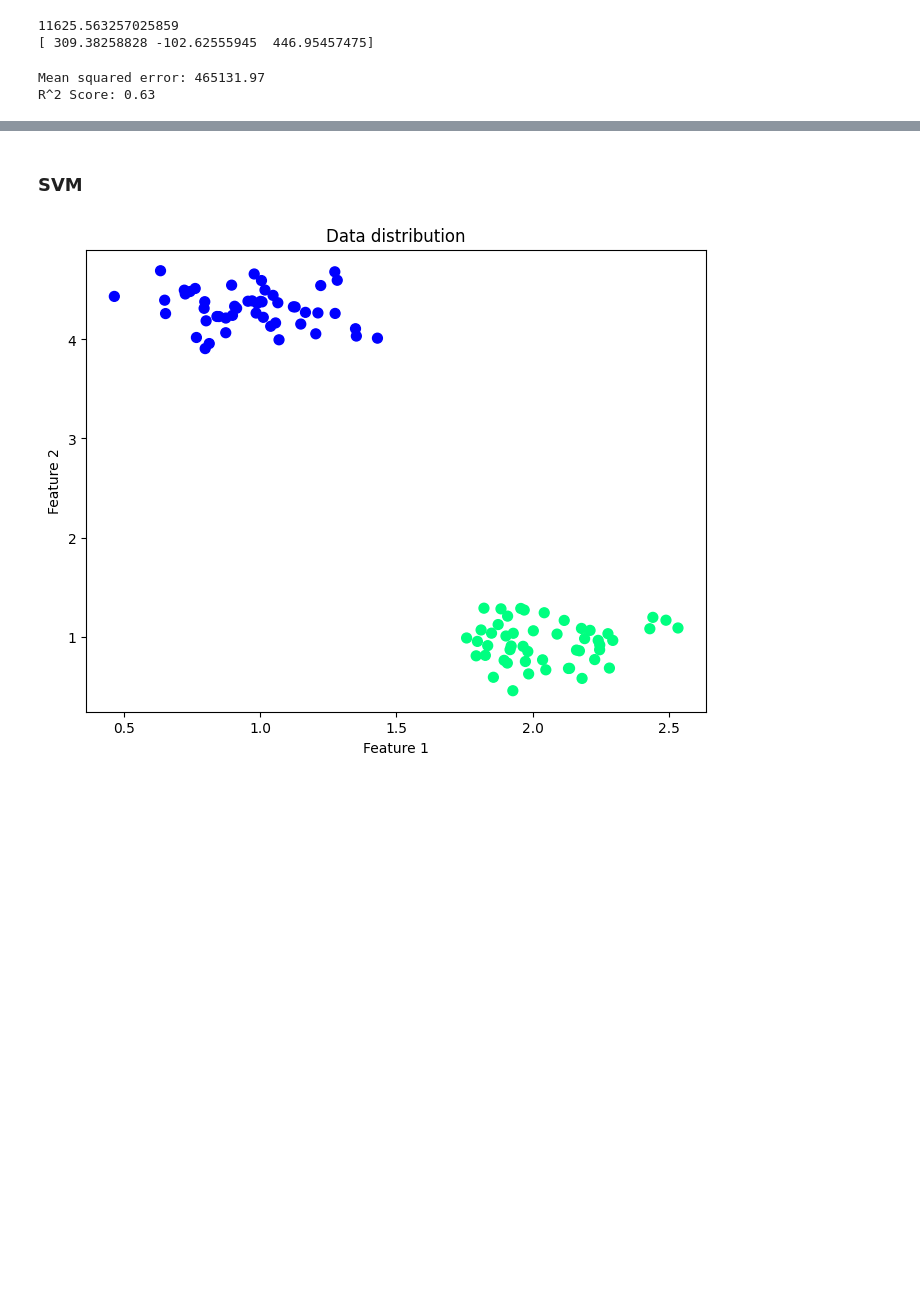
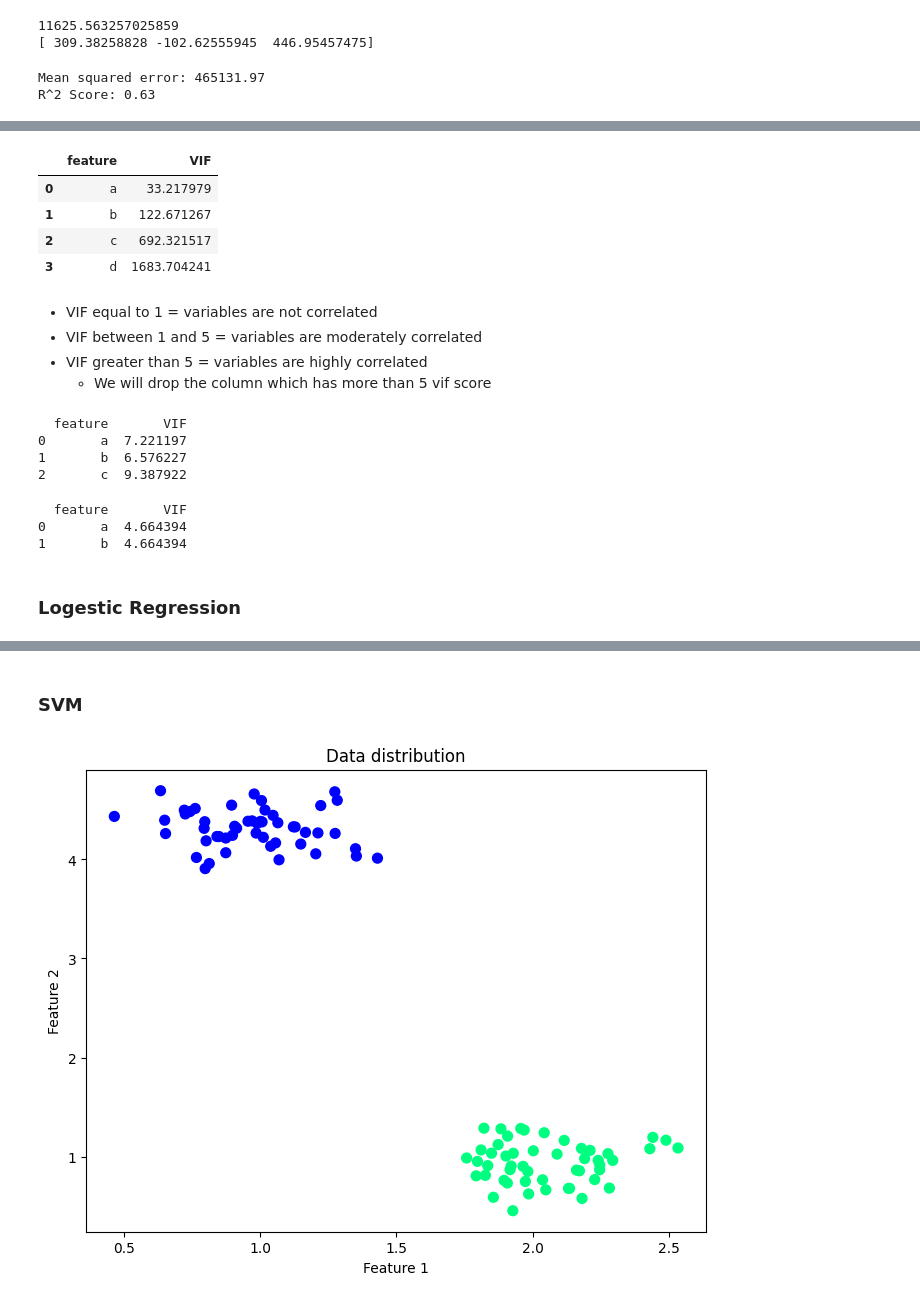
Before and after one commit to morancium/mining_repo, a Jupyter notebook: PracticeETE.ipynb, the cells around one changed output, grey strips where cells are left out. Drawn from its saved outputs; the diff is of its cells as text; code cells hidden in the pictures; blank space fills up the shorter version.

```diff
--- a/PracticeETE.ipynb
+++ b/PracticeETE.ipynb
@@ -76,0 +96,4 @@ R^2 Score: 0.63
+# %%
+#preparing the data
+X = Score.drop('Output', axis=1)
+y = Score['Output']
@@ -76,0 +150,48 @@ R^2 Score: 0.63
+# %%
+from statsmodels.stats.outliers_influence import variance_inflation_factor
+vif_data = pd.DataFrame()
+vif_data["feature"] = X.columns
+#VIF calculation
+vif_data["VIF"] = [variance_inflation_factor(X.values, i)
+                          for i in range(len(X.columns))]
+
+vif_data
+# %% [output]
+|  | feature | VIF |
+| 0 | a | 33.217979 |
+| 1 | b | 122.671267 |
+| 2 | c | 692.321517 |
+| 3 | d | 1683.704241 |
+# %% [markdown]
+- VIF equal to 1 = variables are not correlated
+- VIF between 1 and 5 = variables are moderately correlated
+- VIF greater than 5 = variables are highly correlated
+    - We will drop the column which has more than 5 vif score
+# %%
+Xnew = X.drop('d',axis = 1)
+vif_data = pd.DataFrame()
+vif_data["feature"] = Xnew.columns
+vif_data["VIF"] = [variance_inflation_factor(Xnew.values, i)
+                          for i in range(len(Xnew.columns))]
+
+print(vif_data)
+# %% [output]
+  feature       VIF
+0       a  7.221197
+1       b  6.576227
+2       c  9.387922
+# %%
+Xnew = Xnew.drop('c',axis = 1)
+vif_data = pd.DataFrame()
+vif_data["feature"] = Xnew.columns
+vif_data["VIF"] = [variance_inflation_factor(Xnew.values, i)
+                          for i in range(len(Xnew.columns))]
+
+print(vif_data)
+# All the varialbes have VIF lower than 5, so we will not drop further
+# %% [output]
+  feature       VIF
+0       a  4.664394
+1       b  4.664394
+# %% [markdown]
+### Logestic Regression
```
Also changed, not shown: parts of 31 cells of this notebook, 1 other file.
